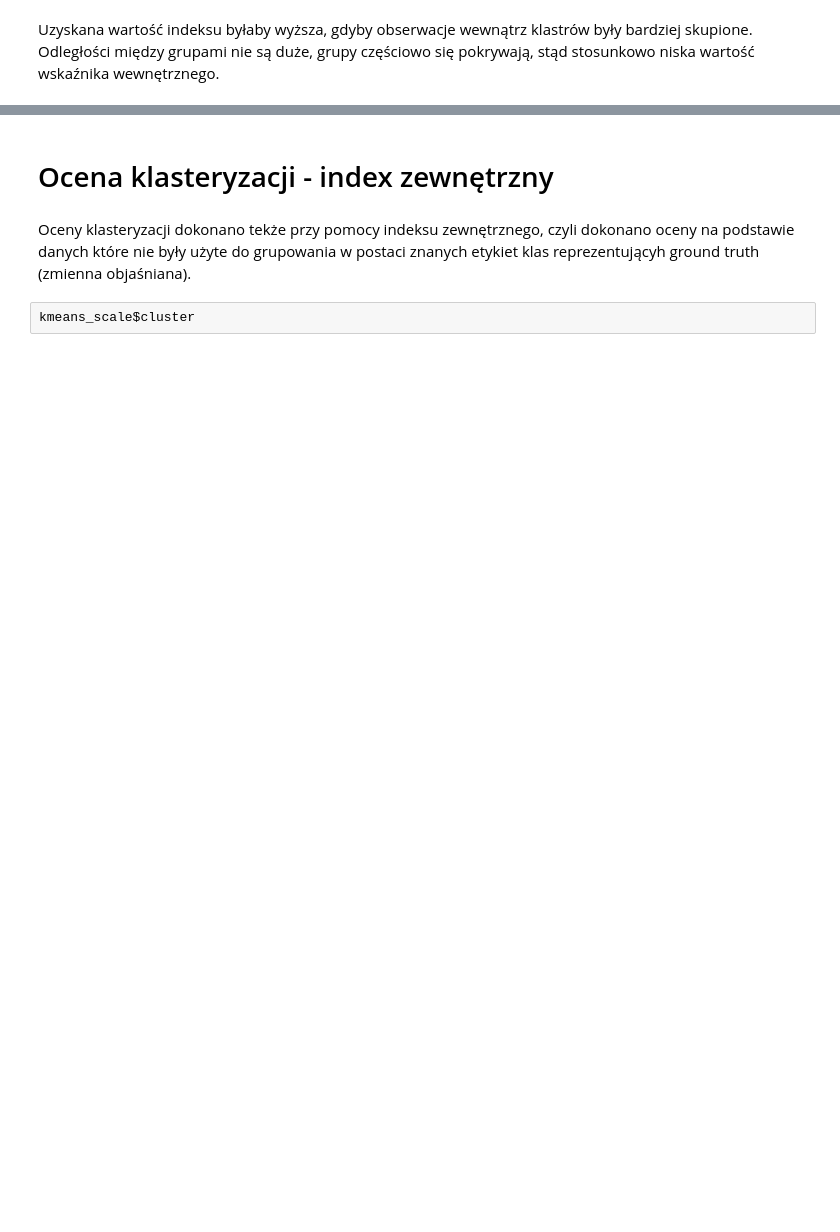
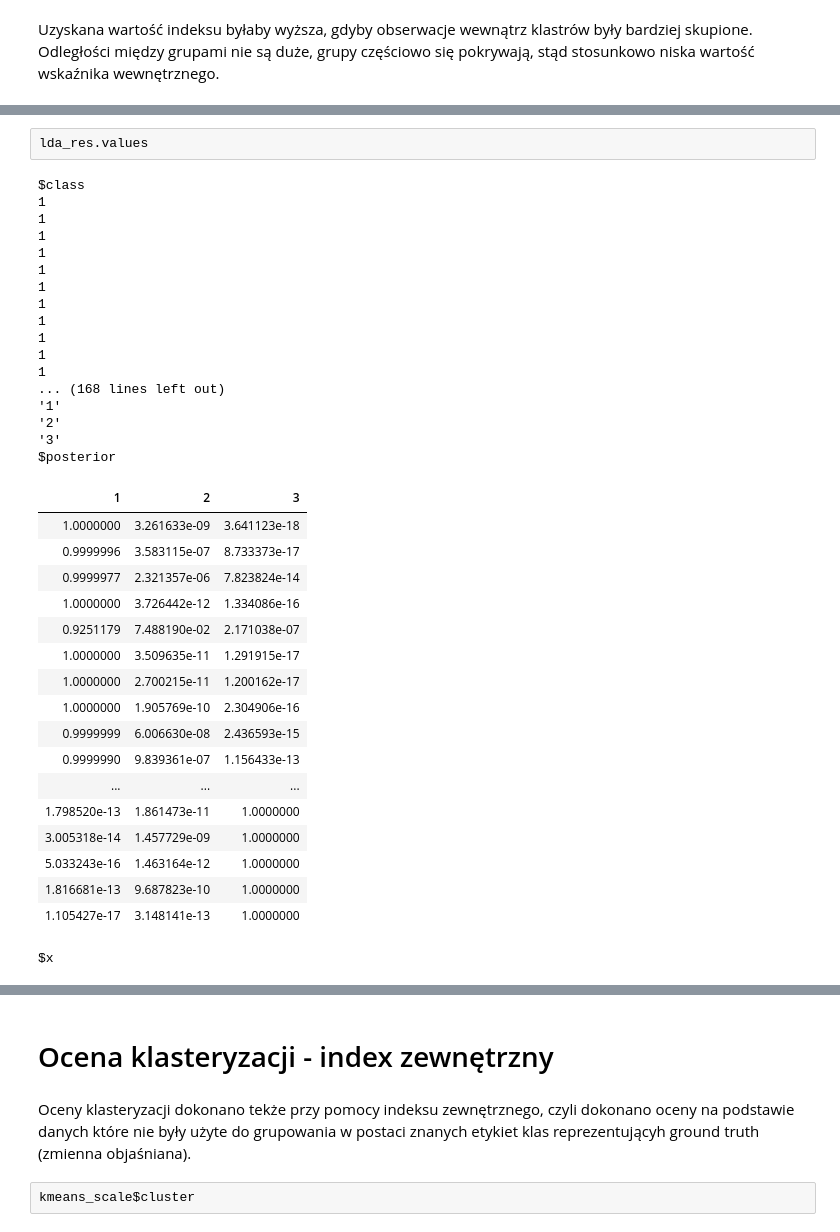
Before and after one commit to Ligerd/wizualizacja_danych, a Jupyter notebook: project_2/Project_2.ipynb, the cells around one changed output, grey strips where cells are left out. Drawn from its saved outputs; the diff is of its cells as text; blank space fills up the shorter version.

```diff
--- a/project_2/Project_2.ipynb
+++ b/project_2/Project_2.ipynb
@@ -184,0 +196,38 @@ A matrix: 178 × 13 of type dbl
+# %%
+lda_res.values
+# %% [output]
+$class
+1
+1
+1
+1
+1
+1
+1
+1
+1
+1
+1
+... (168 lines left out)
+'1'
+'2'
+'3'
+$posterior
+| 1 | 2 | 3 |
+| 1.0000000 | 3.261633e-09 | 3.641123e-18 |
+| 0.9999996 | 3.583115e-07 | 8.733373e-17 |
+| 0.9999977 | 2.321357e-06 | 7.823824e-14 |
+| 1.0000000 | 3.726442e-12 | 1.334086e-16 |
+| 0.9251179 | 7.488190e-02 | 2.171038e-07 |
+| 1.0000000 | 3.509635e-11 | 1.291915e-17 |
+| 1.0000000 | 2.700215e-11 | 1.200162e-17 |
+| 1.0000000 | 1.905769e-10 | 2.304906e-16 |
+| 0.9999999 | 6.006630e-08 | 2.436593e-15 |
+| 0.9999990 | 9.839361e-07 | 1.156433e-13 |
+| ... | ... | ... |
+| 1.798520e-13 | 1.861473e-11 | 1.0000000 |
+| 3.005318e-14 | 1.457729e-09 | 1.0000000 |
+| 5.033243e-16 | 1.463164e-12 | 1.0000000 |
+| 1.816681e-13 | 9.687823e-10 | 1.0000000 |
+| 1.105427e-17 | 3.148141e-13 | 1.0000000 |
+$x
```
Also changed, not shown: parts of 12 cells of this notebook.
